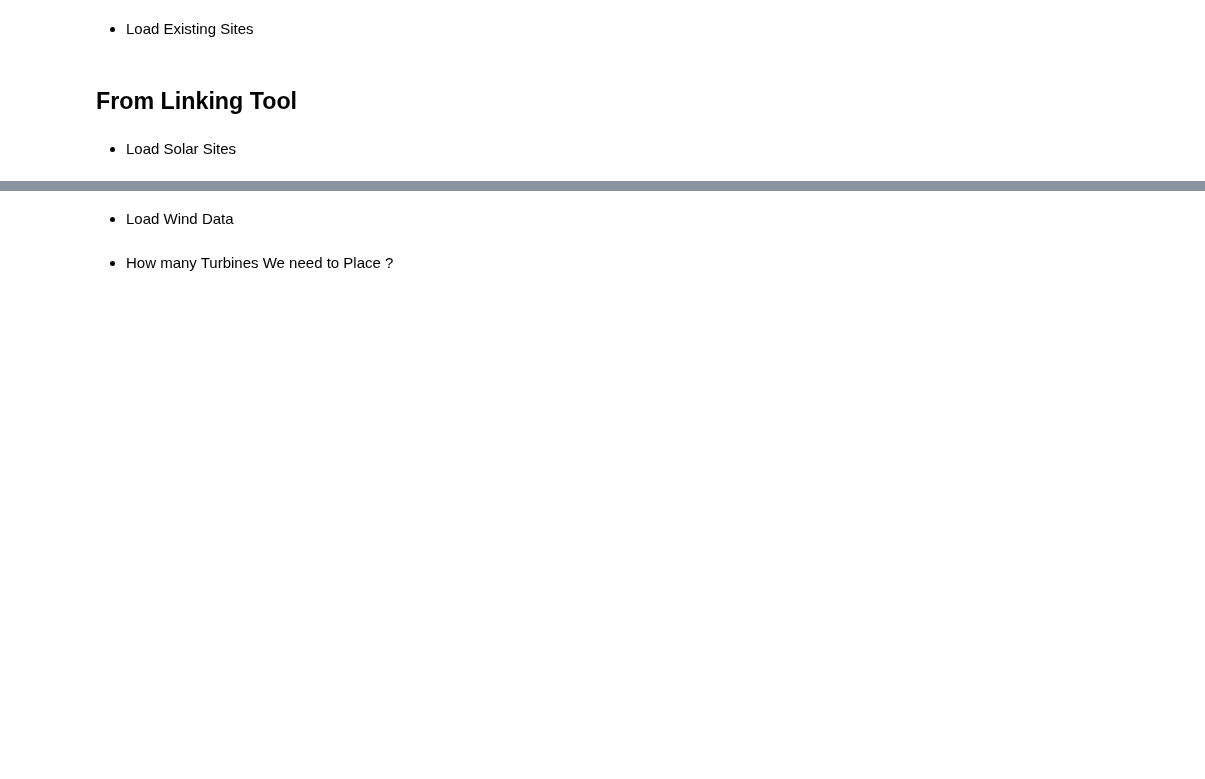
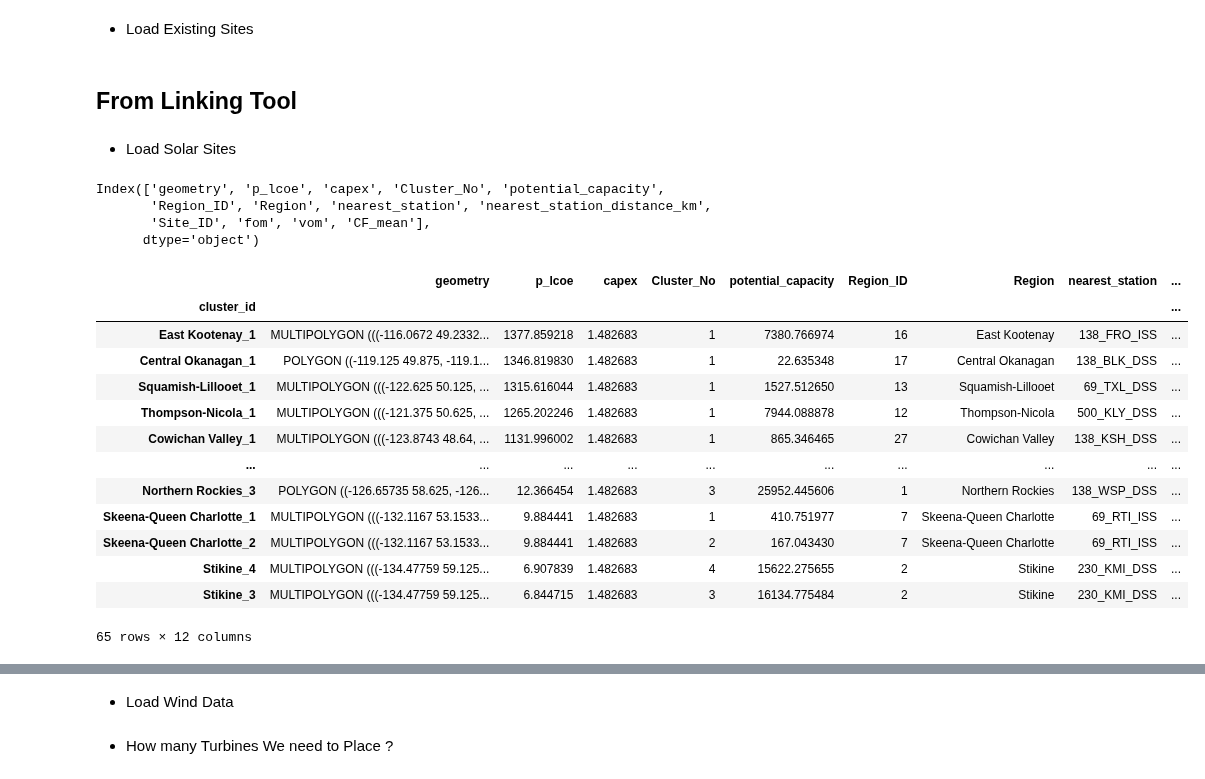
Before and after one commit to DeltaE/RESource, a Jupyter notebook: Top_sites_VRE.ipynb, the cells around one changed output, grey strips where cells are left out. Drawn from its saved outputs; the diff is of its cells as text; code cells hidden in the pictures; blank space fills up the shorter version.

```diff
--- a/Top_sites_VRE.ipynb
+++ b/Top_sites_VRE.ipynb
@@ -104,3 +104,27 @@ solar_buckets_gdf = pd.read_pickle(solar_buckets_file)
 solar_buckets_CFts = pd.read_pickle(solar_buckets_CFts_file)
 
 solar_buckets_gdf_all = pd.read_pickle('data/linking_tool/solar/ERA5_cell_cluster_filtered_all_sites.pkl')
+# %%
+solar_buckets_gdf.columns
+# %% [output]
+Index(['geometry', 'p_lcoe', 'capex', 'Cluster_No', 'potential_capacity',
+       'Region_ID', 'Region', 'nearest_station', 'nearest_station_distance_km',
+       'Site_ID', 'fom', 'vom', 'CF_mean'],
+      dtype='object')
+# %%
+solar_buckets_gdf_all
+# %% [output]
+|  | geometry | p_lcoe | capex | Cluster_No | potential_capacity | Region_ID | Region | nearest_station | ... |
+| cluster_id |  |  |  |  |  |  |  |  | ... |
+| East Kootenay_1 | MULTIPOLYGON (((-116.0672 49.2332... | 1377.859218 | 1.482683 | 1 | 7380.766974 | 16 | East Kootenay | 138_FRO_ISS | ... |
+| Central Okanagan_1 | POLYGON ((-119.125 49.875, -119.1... | 1346.819830 | 1.482683 | 1 | 22.635348 | 17 | Central Okanagan | 138_BLK_DSS | ... |
+| Squamish-Lillooet_1 | MULTIPOLYGON (((-122.625 50.125, ... | 1315.616044 | 1.482683 | 1 | 1527.512650 | 13 | Squamish-Lillooet | 69_TXL_DSS | ... |
+| Thompson-Nicola_1 | MULTIPOLYGON (((-121.375 50.625, ... | 1265.202246 | 1.482683 | 1 | 7944.088878 | 12 | Thompson-Nicola | 500_KLY_DSS | ... |
+| Cowichan Valley_1 | MULTIPOLYGON (((-123.8743 48.64, ... | 1131.996002 | 1.482683 | 1 | 865.346465 | 27 | Cowichan Valley | 138_KSH_DSS | ... |
+| ... | ... | ... | ... | ... | ... | ... | ... | ... | ... |
+| Northern Rockies_3 | POLYGON ((-126.65735 58.625, -126... | 12.366454 | 1.482683 | 3 | 25952.445606 | 1 | Northern Rockies | 138_WSP_DSS | ... |
+| Skeena-Queen Charlotte_1 | MULTIPOLYGON (((-132.1167 53.1533... | 9.884441 | 1.482683 | 1 | 410.751977 | 7 | Skeena-Queen Charlotte | 69_RTI_ISS | ... |
+| Skeena-Queen Charlotte_2 | MULTIPOLYGON (((-132.1167 53.1533... | 9.884441 | 1.482683 | 2 | 167.043430 | 7 | Skeena-Queen Charlotte | 69_RTI_ISS | ... |
+| Stikine_4 | MULTIPOLYGON (((-134.47759 59.125... | 6.907839 | 1.482683 | 4 | 15622.275655 | 2 | Stikine | 230_KMI_DSS | ... |
+| Stikine_3 | MULTIPOLYGON (((-134.47759 59.125... | 6.844715 | 1.482683 | 3 | 16134.775484 | 2 | Stikine | 230_KMI_DSS | ... |
+65 rows × 12 columns
```
Also changed, not shown: parts of 3 cells of this notebook, 31 other files.
